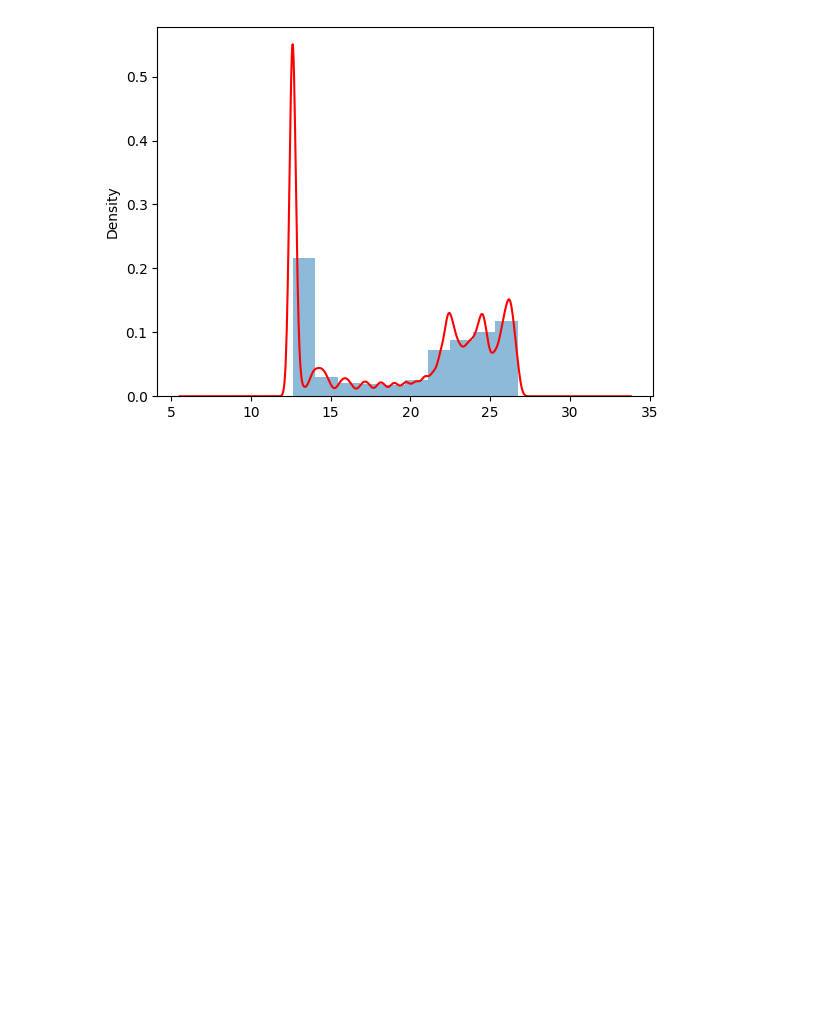
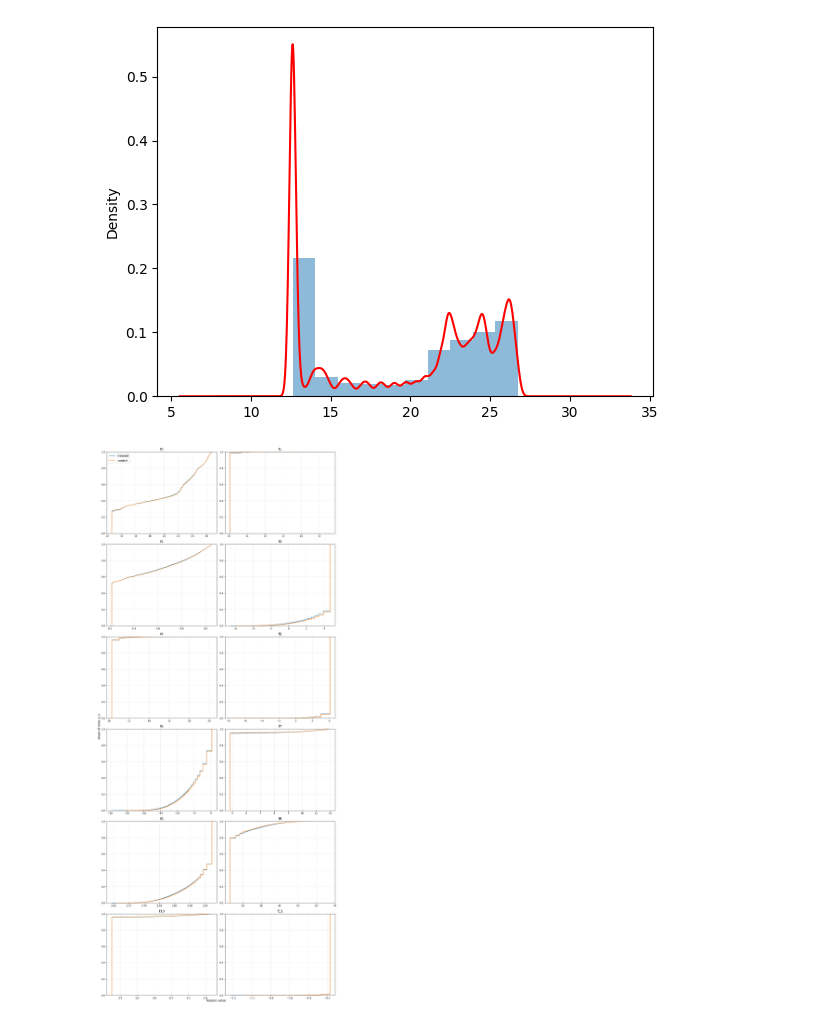
Before and after one commit to harshlohani/marketing-measurement-and-lift, a Jupyter notebook: notebooks/01_data_understanding.ipynb, the cells around one changed output. Saved outputs shown, nothing was run; the diff lists cells and outputs as text; code cells hidden in the pictures; blank space fills up the shorter version.

Commit message:
ECDF for checking disttibuion of treated and control group for each feature

```diff
--- a/notebooks/01_data_understanding.ipynb
+++ b/notebooks/01_data_understanding.ipynb
@@ -394,3 +394,32 @@ df['f0'].plot(kind='kde', ax=ax, color='red')
 plt.show()
 # %% [output]
 [figure]
+# %%
+## Session 5 preview: treated vs control ECDF for every feature
+## One random 500k sample `s`, so both groups come from the same draw.
+## One subplot per feature; ax.ecdf(...) is called on each axis explicitly (no plt.gca() overlay bug).
+## Layout: 6 rows x 2 columns. The notebook shrinks a wide figure to fit the cell width, so fewer
+## columns = bigger panels. Raise the second figsize number for taller panels.
+
+features = ['f0','f1','f2','f3','f4','f5','f6','f7','f8','f9','f10','f11']
+
+s = df.sample(500_000, random_state=0)
+
+treated = s[s['treatment'] == 1]
+control = s[s['treatment'] == 0]
+
+fig, axes = plt.subplots(6, 2, figsize=(14, 32))
+
+for ax, feature in zip(axes.flat, features):
+    ax.ecdf(treated[feature], label='treated')
+    ax.ecdf(control[feature], label='control')
+    ax.set_title(feature, fontsize=14)
+    ax.grid(alpha=0.3)
+
+axes[0, 0].legend(fontsize=12)
+fig.supxlabel('feature value')
+fig.supylabel('share of rows ≤ x')
+fig.tight_layout()
+plt.show()
+# %% [output]
+[figure, added]
```
